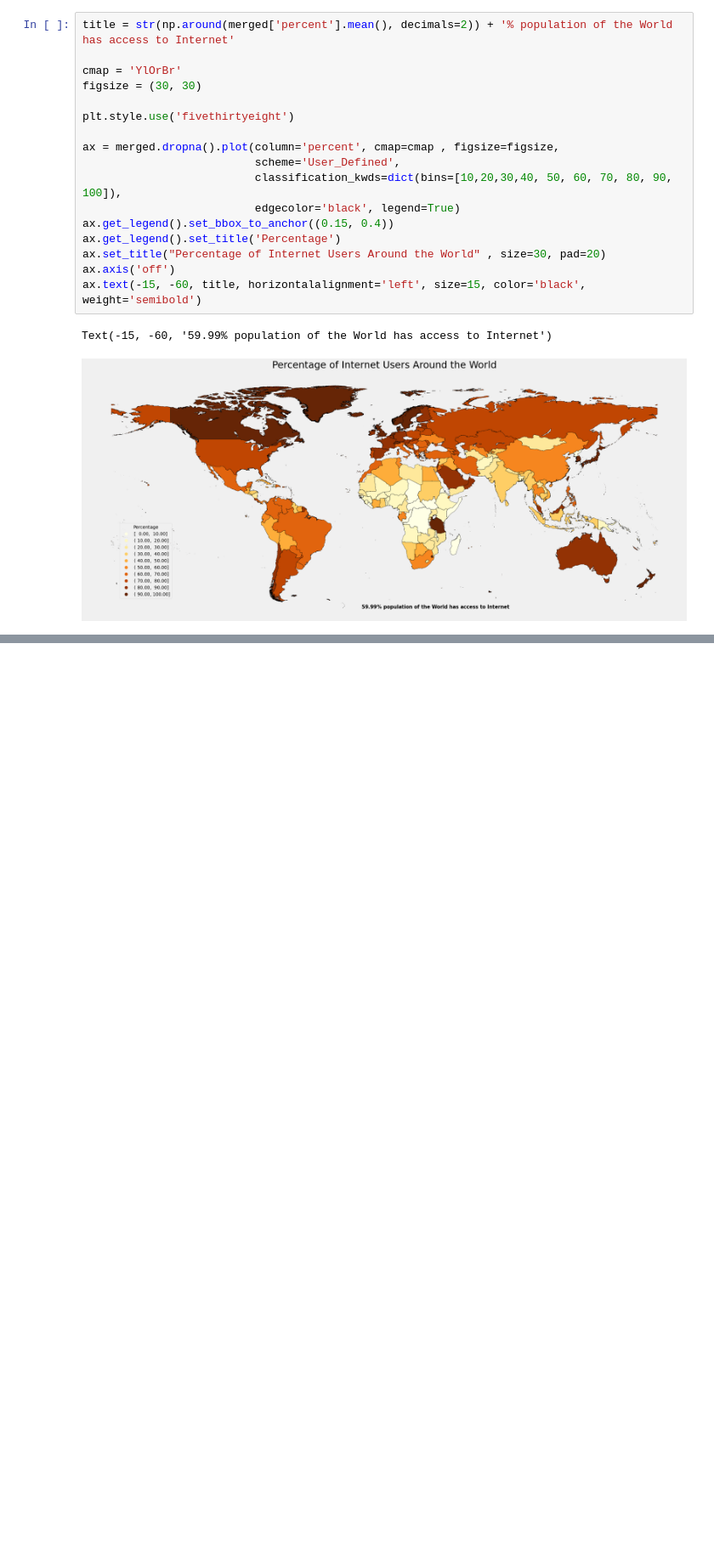
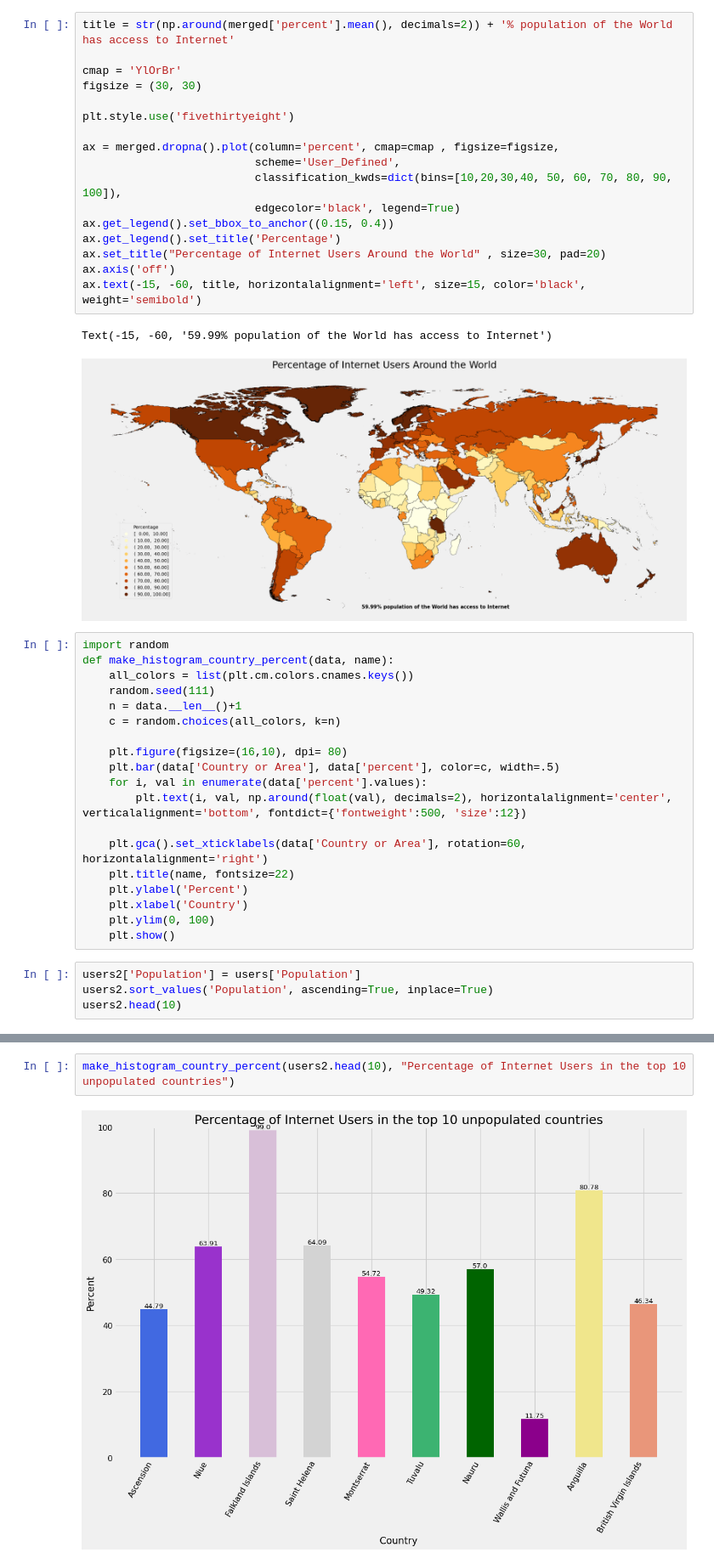
Before and after one commit to nakedlydog/internet_users, a Jupyter notebook: internet_users.ipynb, the cells around one changed output, grey strips where cells are left out. Shown: that part at 85% size. Cells and saved outputs as stored; diff of their text form; blank space fills up the shorter version.

Commit message:
Added histograms for top 10 populated and unpopulated countries

```diff
--- a/internet_users.ipynb
+++ b/internet_users.ipynb
@@ -48,3 +54,26 @@ ax.text(-15, -60, title, horizontalalignment='left', size=15, color='black', wei
 # %% [output]
 Text(-15, -60, '59.99% population of the World has access to Internet')
 [figure]
+# %%
+import random
+def make_histogram_country_percent(data, name):
+    all_colors = list(plt.cm.colors.cnames.keys())
+    random.seed(111)
+    n = data.__len__()+1
+    c = random.choices(all_colors, k=n)
+
+    plt.figure(figsize=(16,10), dpi= 80)
+    plt.bar(data['Country or Area'], data['percent'], color=c, width=.5)
+    for i, val in enumerate(data['percent'].values):
+        plt.text(i, val, np.around(float(val), decimals=2), horizontalalignment='center', verticalalignment='bottom', fontdict={'fontweight':500, 'size':12})
+
+    plt.gca().set_xticklabels(data['Country or Area'], rotation=60, horizontalalignment='right')
+    plt.title(name, fontsize=22)
+    plt.ylabel('Percent')
+    plt.xlabel('Country')
+    plt.ylim(0, 100)
+    plt.show()
+# %%
+users2['Population'] = users['Population']
+users2.sort_values('Population', ascending=True, inplace=True)
+users2.head(10)
@@ -50,0 +92,4 @@ Text(-15, -60, '59.99% population of the World has access to Internet')
+# %%
+make_histogram_country_percent(users2.head(10), "Percentage of Internet Users in the top 10 unpopulated countries")
+# %% [output]
+[figure, added]
```
Also changed, not shown: parts of 6 cells of this notebook, 1 other file.
